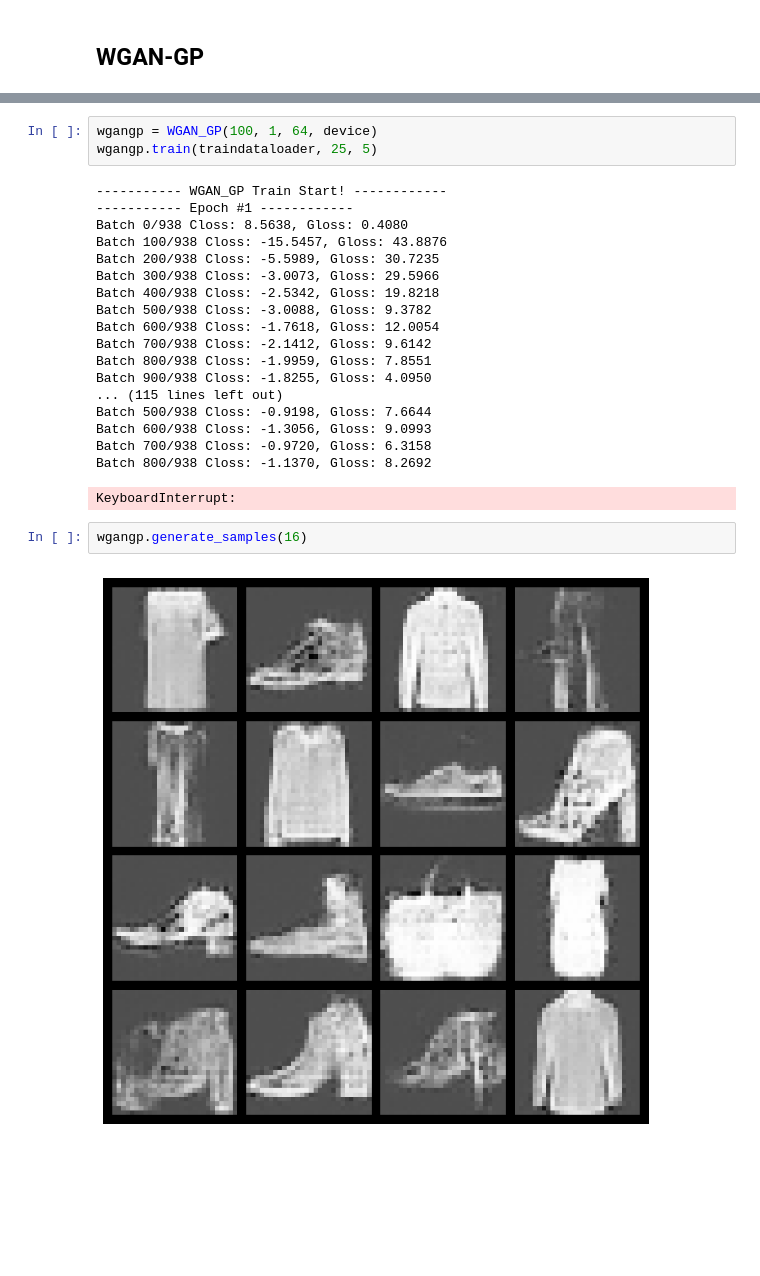
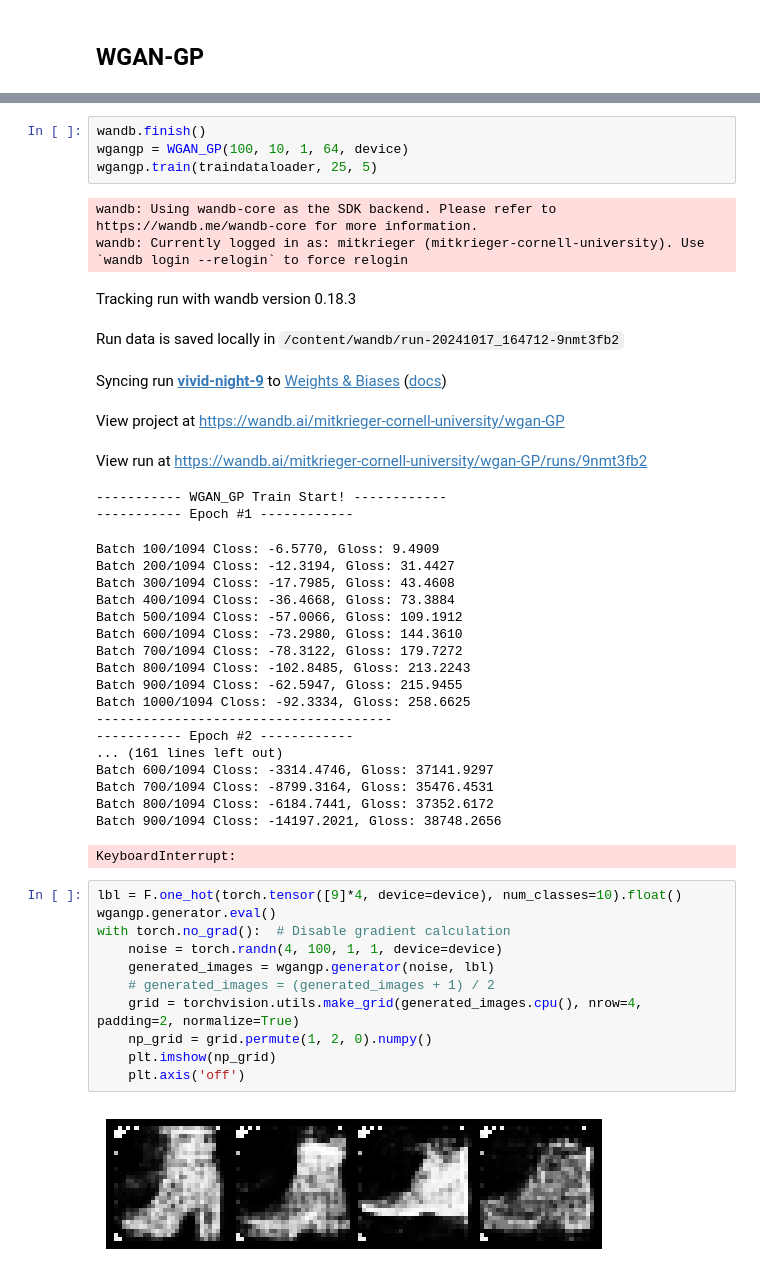
Before and after one commit to mitkrieg/dl-assignment-3, a Jupyter notebook: gan.ipynb, the cells around one changed output, grey strips where cells are left out. Drawn from its saved outputs; the diff is of its cells as text; blank space fills up the shorter version.

```diff
--- a/gan.ipynb
+++ b/gan.ipynb
@@ -767,28 +778,47 @@ class WGAN_GP:
             plt.axis('off')
             plt.show()
 # %%
-wgangp = WGAN_GP(100, 1, 64, device)
+wandb.finish()
+wgangp = WGAN_GP(100, 10, 1, 64, device)
 wgangp.train(traindataloader, 25, 5)
 # %% [output]
------------ WGAN_GP Train Start! ------------
------------ Epoch #1 ------------
-Batch 0/938 Closs: 8.5638, Gloss: 0.4080
-Batch 100/938 Closs: -15.5457, Gloss: 43.8876
-Batch 200/938 Closs: -5.5989, Gloss: 30.7235
-Batch 300/938 Closs: -3.0073, Gloss: 29.5966
-Batch 400/938 Closs: -2.5342, Gloss: 19.8218
-Batch 500/938 Closs: -3.0088, Gloss: 9.3782
-Batch 600/938 Closs: -1.7618, Gloss: 12.0054
-Batch 700/938 Closs: -2.1412, Gloss: 9.6142
-Batch 800/938 Closs: -1.9959, Gloss: 7.8551
-Batch 900/938 Closs: -1.8255, Gloss: 4.0950
-... (115 lines left out)
-Batch 500/938 Closs: -0.9198, Gloss: 7.6644
-Batch 600/938 Closs: -1.3056, Gloss: 9.0993
-Batch 700/938 Closs: -0.9720, Gloss: 6.3158
-Batch 800/938 Closs: -1.1370, Gloss: 8.2692
+wandb: Using wandb-core as the SDK backend. Please refer to https://wandb.me/wandb-core for more information.
+wandb: Currently logged in as: mitkrieger (mitkrieger-cornell-university). Use `wandb login --relogin` to force relogin
+Tracking run with wandb version 0.18.3
+Run data is saved locally in /content/wandb/run-20241017_164712-9nmt3fb2
+Syncing run vivid-night-9 to Weights & Biases (docs)
+View project at https://wandb.ai/mitkrieger-cornell-university/wgan-GP
+View run at https://wandb.ai/mitkrieger-cornell-university/wgan-GP/runs/9nmt3fb2
-KeyboardInterrupt:
+----------- WGAN_GP Train Start! ------------
+----------- Epoch #1 ------------
+Batch 100/1094 Closs: -6.5770, Gloss: 9.4909
+Batch 200/1094 Closs: -12.3194, Gloss: 31.4427
+Batch 300/1094 Closs: -17.7985, Gloss: 43.4608
+Batch 400/1094 Closs: -36.4668, Gloss: 73.3884
+Batch 500/1094 Closs: -57.0066, Gloss: 109.1912
+Batch 600/1094 Closs: -73.2980, Gloss: 144.3610
+Batch 700/1094 Closs: -78.3122, Gloss: 179.7272
+Batch 800/1094 Closs: -102.8485, Gloss: 213.2243
+Batch 900/1094 Closs: -62.5947, Gloss: 215.9455
+Batch 1000/1094 Closs: -92.3334, Gloss: 258.6625
+--------------------------------------
+----------- Epoch #2 ------------
+... (161 lines left out)
+Batch 600/1094 Closs: -3314.4746, Gloss: 37141.9297
+Batch 700/1094 Closs: -8799.3164, Gloss: 35476.4531
+Batch 800/1094 Closs: -6184.7441, Gloss: 37352.6172
+Batch 900/1094 Closs: -14197.2021, Gloss: 38748.2656
+KeyboardInterrupt:
-# %%
-wgangp.generate_samples(16)
-# %% [output]
-[figure, removed]
+# %%
+lbl = F.one_hot(torch.tensor([9]*4, device=device), num_classes=10).float()
+wgangp.generator.eval()
+with torch.no_grad():  # Disable gradient calculation
+    noise = torch.randn(4, 100, 1, 1, device=device)
+    generated_images = wgangp.generator(noise, lbl)
+    # generated_images = (generated_images + 1) / 2
+    grid = torchvision.utils.make_grid(generated_images.cpu(), nrow=4, padding=2, normalize=True)
+    np_grid = grid.permute(1, 2, 0).numpy()
+    plt.imshow(np_grid)
+    plt.axis('off')
+# %% [output]
+[figure, added]
```
Also changed, not shown: parts of 9 cells of this notebook.
